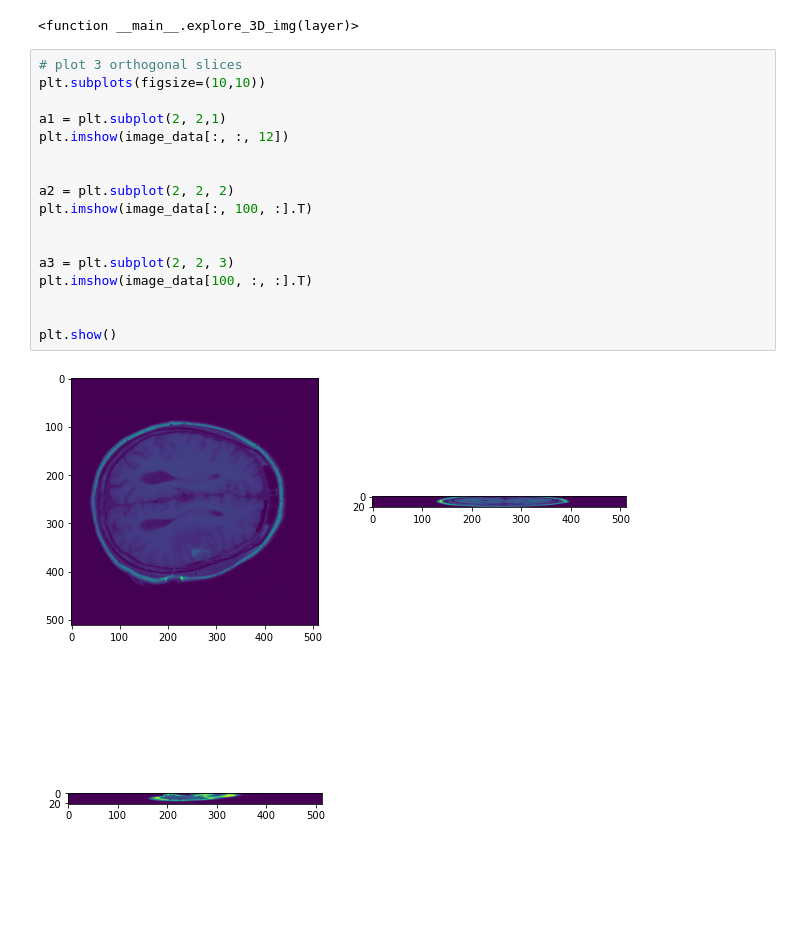
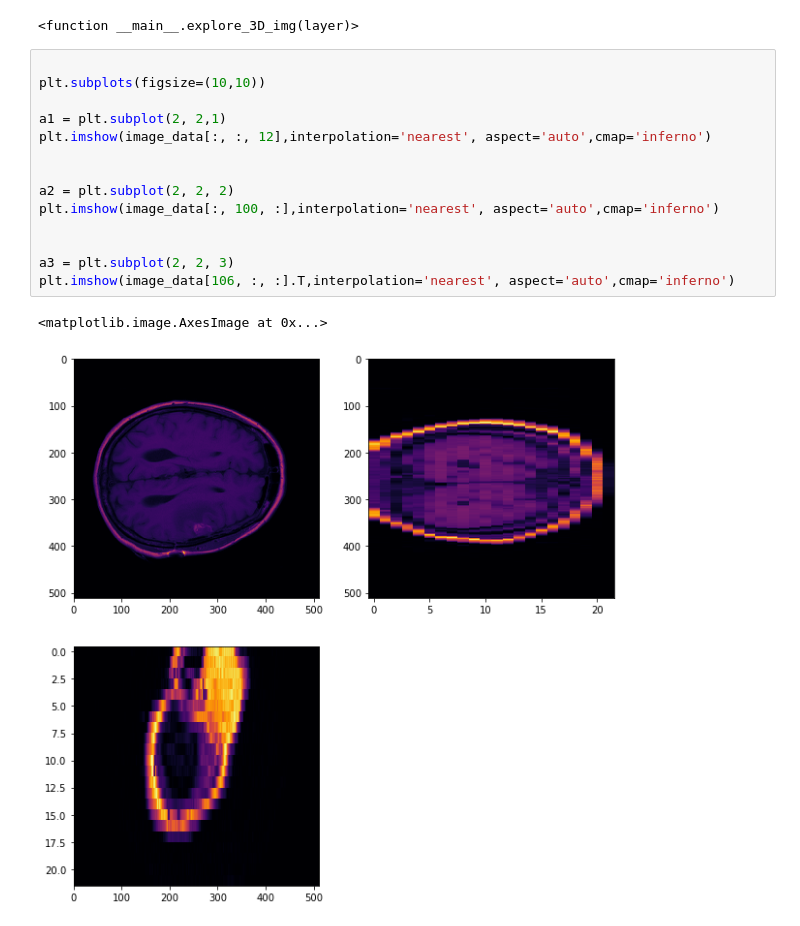
Before and after one commit to rishavdhungel/Neurohacking-with-python, a Jupyter notebook: Basic Visualization.ipynb, the cells around one changed output. Saved outputs shown, nothing was run; the diff lists cells and outputs as text; blank space fills up the shorter version.

Commit message:
Basic Visualization

```diff
--- a/Basic Visualization.ipynb
+++ b/Basic Visualization.ipynb
@@ -107,21 +105,19 @@ interact(explore_3D_img,layer=(0,image_data.shape[0]-1))
 interactive(children=(IntSlider(value=255, description='layer', max=511), Output()), _dom_classes=('widget-int…
 <function __main__.explore_3D_img(layer)>
 # %%
-# plot 3 orthogonal slices
+
 plt.subplots(figsize=(10,10))
 
 a1 = plt.subplot(2, 2,1)
-plt.imshow(image_data[:, :, 12])
+plt.imshow(image_data[:, :, 12],interpolation='nearest', aspect='auto',cmap='inferno')
 
 
 a2 = plt.subplot(2, 2, 2)
-plt.imshow(image_data[:, 100, :].T)
+plt.imshow(image_data[:, 100, :],interpolation='nearest', aspect='auto',cmap='inferno')
 
 
 a3 = plt.subplot(2, 2, 3)
-plt.imshow(image_data[100, :, :].T)
-
-
-plt.show()
+plt.imshow(image_data[106, :, :].T,interpolation='nearest', aspect='auto',cmap='inferno')
 # %% [output]
+<matplotlib.image.AxesImage at 0x...>
-[figure, old version]
+[figure, new version]
```
Also changed, not shown: parts of 3 cells of this notebook.
